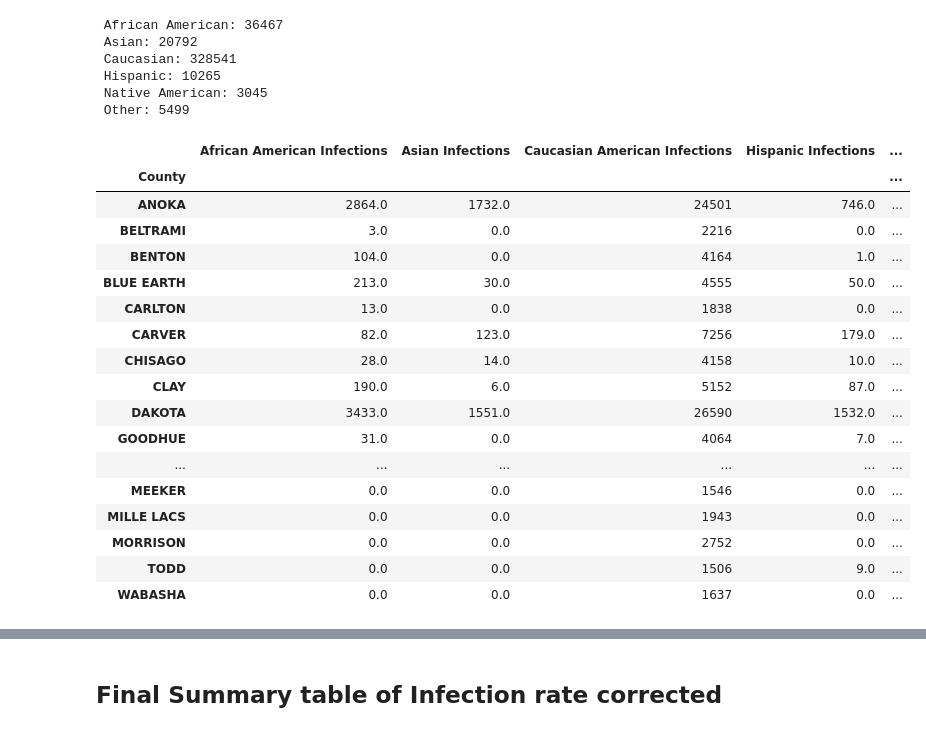
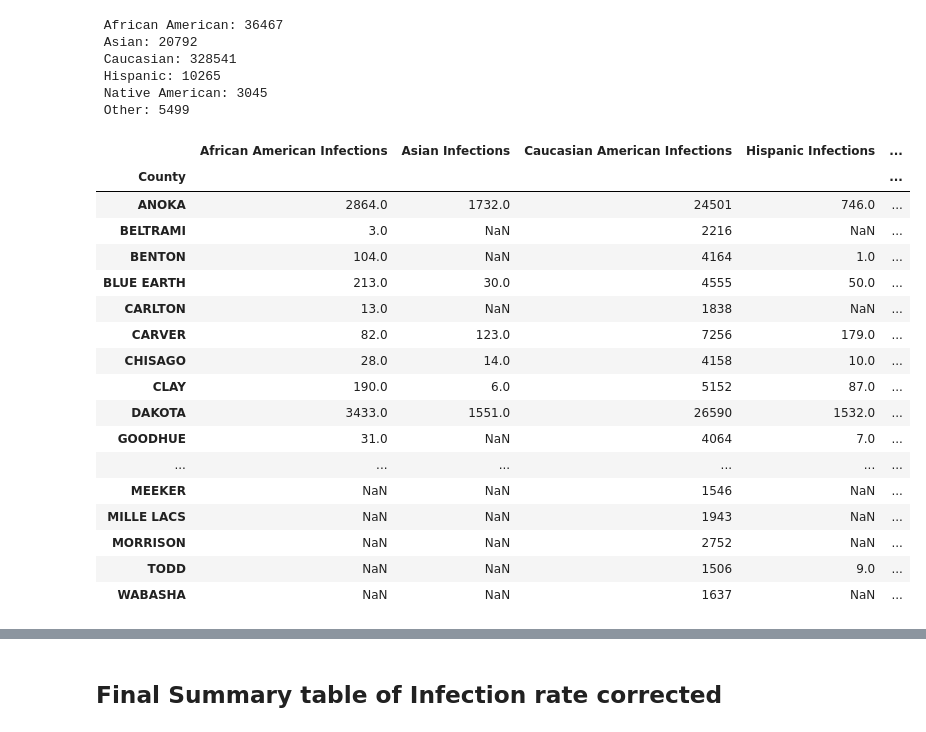
Before and after one commit to tlenzmeier58/Project_1, a Jupyter notebook: working.ipynb, the cells around one changed output, grey strips where cells are left out. Saved outputs shown, nothing was run; the diff lists cells and outputs as text; code cells hidden in the pictures.

```diff
--- a/working.ipynb
+++ b/working.ipynb
@@ -349,26 +350,26 @@ african_american_asian_caucasian_hispanic_native_american_combined_df = pd.merge
 # %%
 # Rename columns. FINAL summary table
 comprehensive_df = pd.merge(african_american_asian_caucasian_hispanic_native_american_combined_df, cdc_infections_other_sum_df, on=['County'], how = "outer")
 comprehensive_df.columns = ['African American Infections', 'Asian Infections', 'Caucasian American Infections', 'Hispanic Infections', 'Native American Infections', 'Other Infections']
 comprehensive_df
-comprehensive_clean_df = comprehensive_df.fillna(0)
-comprehensive_clean_df
+# comprehensive_clean_df = comprehensive_df.fillna(0)
+comprehensive_df
 # %% [output]
 |  | African American Infections | Asian Infections | Caucasian American Infections | Hispanic Infections | ... |
 | County |  |  |  |  | ... |
 | ANOKA | 2864.0 | 1732.0 | 24501 | 746.0 | ... |
-| BELTRAMI | 3.0 | 0.0 | 2216 | 0.0 | ... |
-| BENTON | 104.0 | 0.0 | 4164 | 1.0 | ... |
+| BELTRAMI | 3.0 | NaN | 2216 | NaN | ... |
+| BENTON | 104.0 | NaN | 4164 | 1.0 | ... |
 | BLUE EARTH | 213.0 | 30.0 | 4555 | 50.0 | ... |
-| CARLTON | 13.0 | 0.0 | 1838 | 0.0 | ... |
+| CARLTON | 13.0 | NaN | 1838 | NaN | ... |
 | CARVER | 82.0 | 123.0 | 7256 | 179.0 | ... |
 | CHISAGO | 28.0 | 14.0 | 4158 | 10.0 | ... |
 | CLAY | 190.0 | 6.0 | 5152 | 87.0 | ... |
 | DAKOTA | 3433.0 | 1551.0 | 26590 | 1532.0 | ... |
-| GOODHUE | 31.0 | 0.0 | 4064 | 7.0 | ... |
+| GOODHUE | 31.0 | NaN | 4064 | 7.0 | ... |
 | ... | ... | ... | ... | ... | ... |
-| MEEKER | 0.0 | 0.0 | 1546 | 0.0 | ... |
-| MILLE LACS | 0.0 | 0.0 | 1943 | 0.0 | ... |
-| MORRISON | 0.0 | 0.0 | 2752 | 0.0 | ... |
-| TODD | 0.0 | 0.0 | 1506 | 9.0 | ... |
-| WABASHA | 0.0 | 0.0 | 1637 | 0.0 | ... |
+| MEEKER | NaN | NaN | 1546 | NaN | ... |
+| MILLE LACS | NaN | NaN | 1943 | NaN | ... |
+| MORRISON | NaN | NaN | 2752 | NaN | ... |
+| TODD | NaN | NaN | 1506 | 9.0 | ... |
+| WABASHA | NaN | NaN | 1637 | NaN | ... |
```
Also changed, not shown: parts of 74 cells of this notebook, 4 other files.
